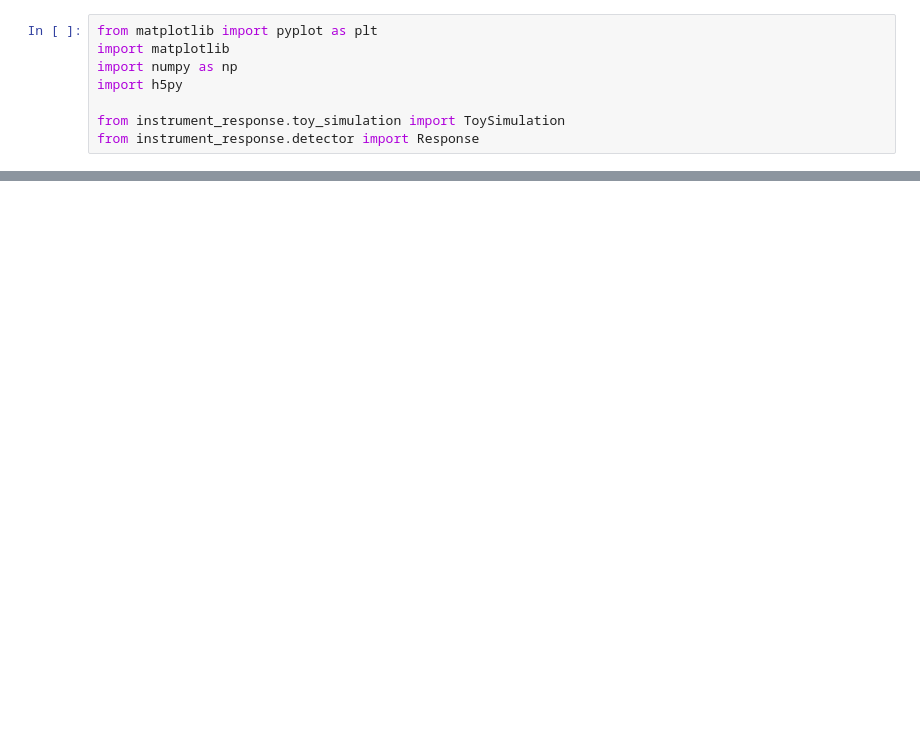
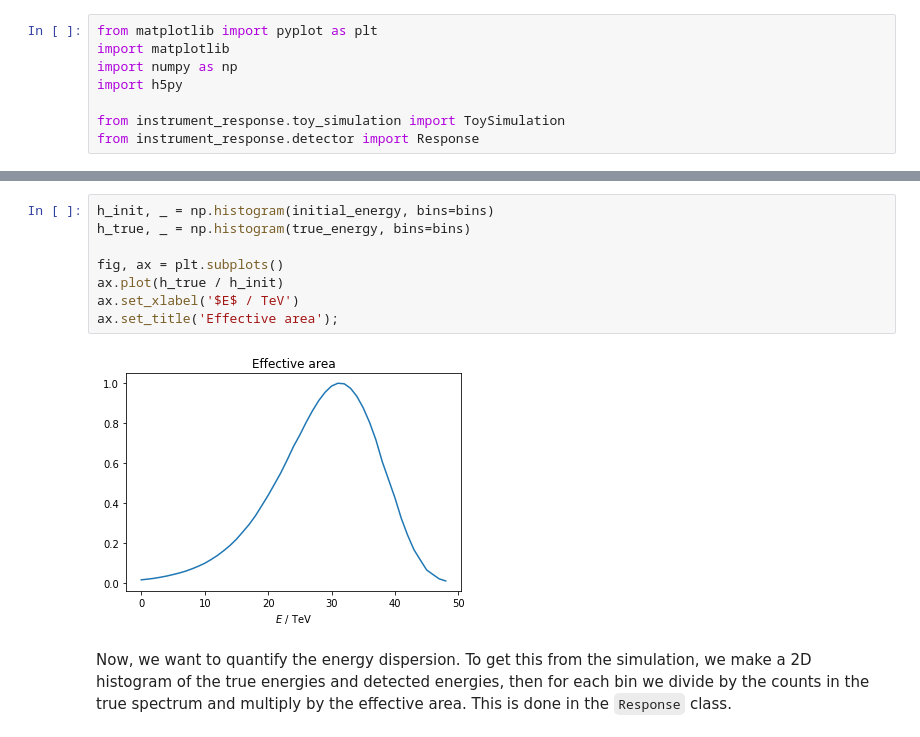
Before and after one commit to cescalara/instrument_response, a Jupyter notebook: instrument_response_example.ipynb, the cells around one changed output, grey strips where cells are left out. Cells and saved outputs as stored; diff of their text form; blank space fills up the shorter version.

```diff
--- a/instrument_response_example.ipynb
+++ b/instrument_response_example.ipynb
@@ -138,0 +71,12 @@ ax.legend();
+# %%
+h_init, _ = np.histogram(initial_energy, bins=bins)
+h_true, _ = np.histogram(true_energy, bins=bins)
+
+fig, ax = plt.subplots()
+ax.plot(h_true / h_init)
+ax.set_xlabel('$E$ / TeV')
+ax.set_title('Effective area');
+# %% [output]
+[figure, added]
+# %% [markdown]
+Now, we want to quantify the energy dispersion. To get this from the simulation, we make a 2D histogram of the true energies and detected energies, then for each bin we divide by the counts in the true spectrum and multiply by the effective area. This is done in the `Response` class.
```
Also changed, not shown: parts of 36 cells of this notebook.
